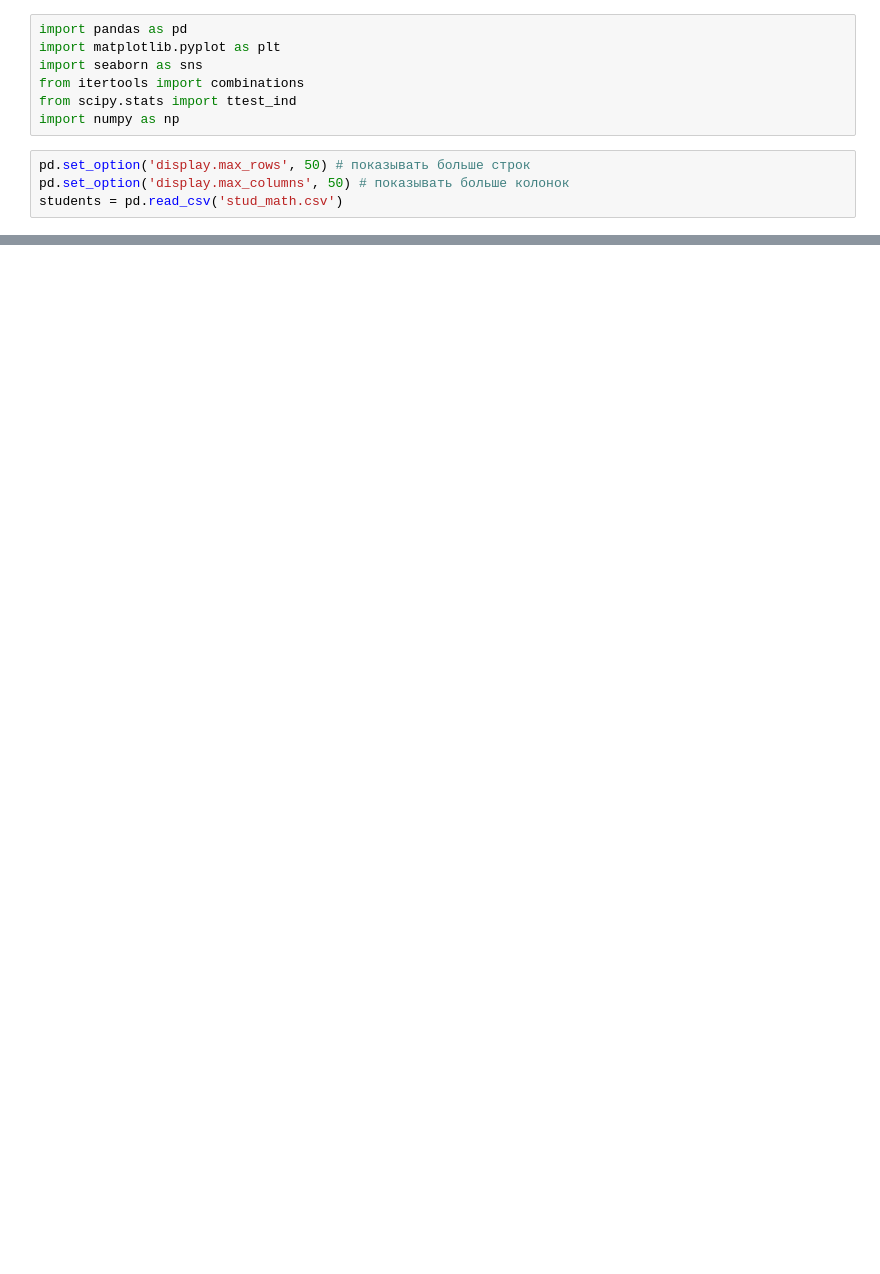
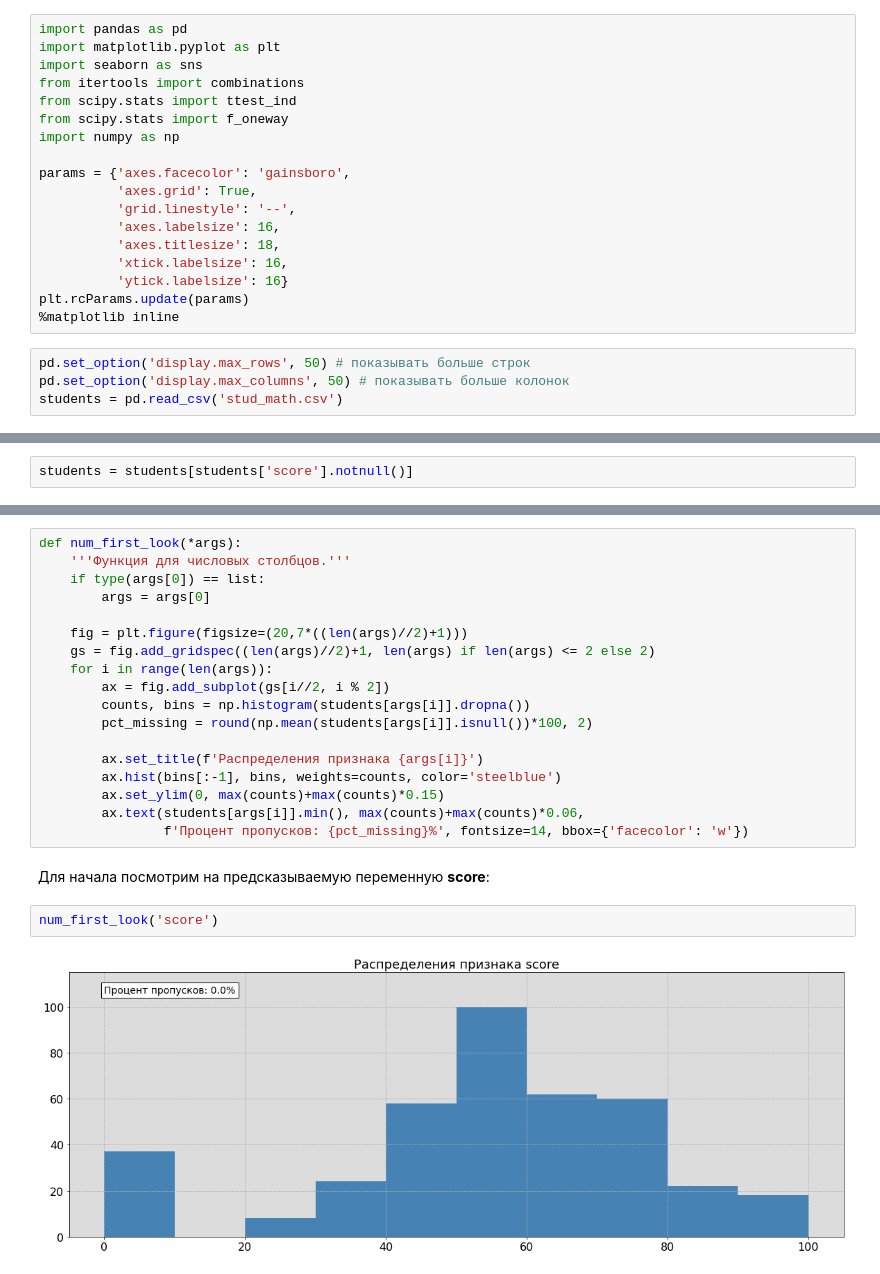
Before and after one commit to Chedered/SkillFactory, a Jupyter notebook: DS/module-2/EDA.ipynb, the cells around one changed output, grey strips where cells are left out. Saved outputs shown, nothing was run; the diff lists cells and outputs as text; blank space fills up the shorter version.

```diff
--- a/DS/module-2/EDA.ipynb
+++ b/DS/module-2/EDA.ipynb
@@ -4,7 +8,18 @@ import matplotlib.pyplot as plt
 import seaborn as sns
 from itertools import combinations
 from scipy.stats import ttest_ind
+from scipy.stats import f_oneway
 import numpy as np
+
+params = {'axes.facecolor': 'gainsboro',
+          'axes.grid': True,
+          'grid.linestyle': '--',
+          'axes.labelsize': 16,
+          'axes.titlesize': 18,
+          'xtick.labelsize': 16,
+          'ytick.labelsize': 16}
+plt.rcParams.update(params)
+%matplotlib inline
 # %%
 pd.set_option('display.max_rows', 50) # показывать больше строк
 pd.set_option('display.max_columns', 50) # показывать больше колонок
@@ -56,0 +70,2 @@ def first_look(col, boundaries=None):
+# %%
+students = students[students['score'].notnull()]
@@ -56,0 +144,24 @@ def first_look(col, boundaries=None):
+# %%
+def num_first_look(*args):
+    '''Функция для числовых столбцов.'''
+    if type(args[0]) == list:
+        args = args[0]
+
+    fig = plt.figure(figsize=(20,7*((len(args)//2)+1)))
+    gs = fig.add_gridspec((len(args)//2)+1, len(args) if len(args) <= 2 else 2)
+    for i in range(len(args)):
+        ax = fig.add_subplot(gs[i//2, i % 2])
+        counts, bins = np.histogram(students[args[i]].dropna())
+        pct_missing = round(np.mean(students[args[i]].isnull())*100, 2)
+
+        ax.set_title(f'Распределения признака {args[i]}')
+        ax.hist(bins[:-1], bins, weights=counts, color='steelblue')
+        ax.set_ylim(0, max(counts)+max(counts)*0.15)
+        ax.text(students[args[i]].min(), max(counts)+max(counts)*0.06,
+                f'Процент пропусков: {pct_missing}%', fontsize=14, bbox={'facecolor': 'w'})
+# %% [markdown]
+Для начала посмотрим на предсказываемую переменную __score__:
+# %%
+num_first_look('score')
+# %% [output]
+[figure, added]
```
Also changed, not shown: parts of 56 cells of this notebook, 2 other files.
